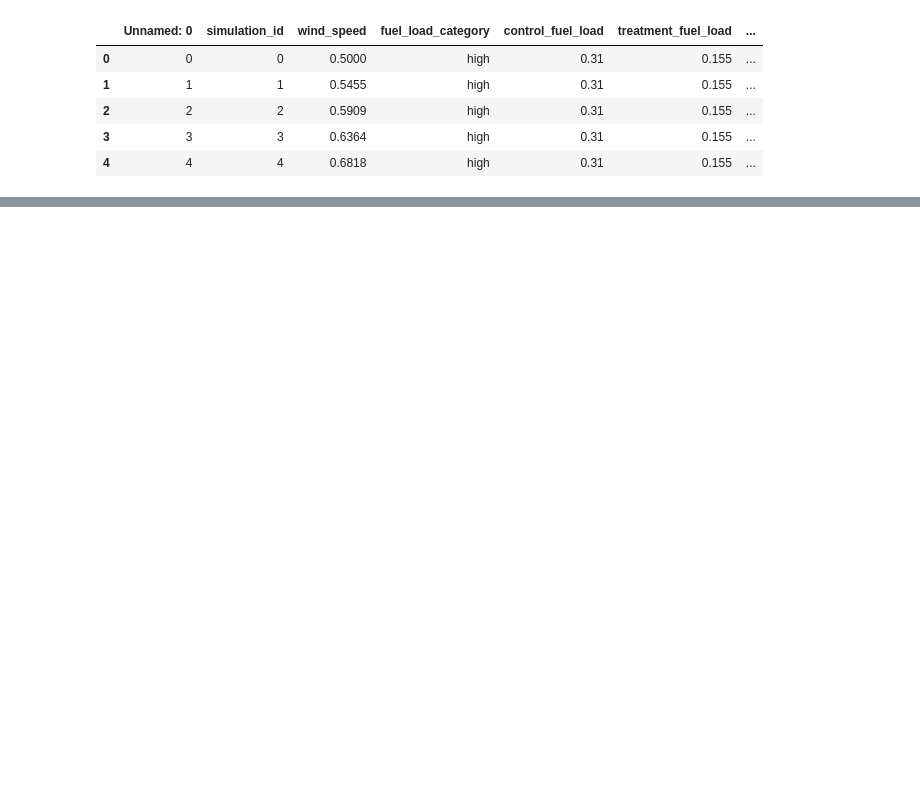
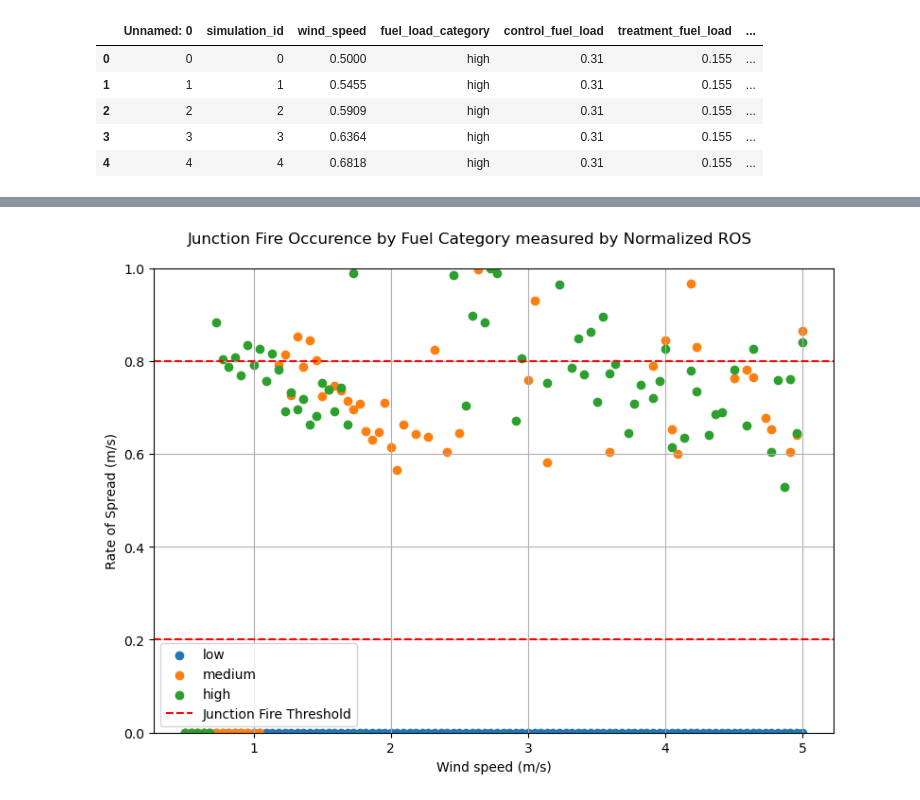
Before and after one commit to amarcozzi/bandy-circles, a Jupyter notebook: experiments/1D-grid-search-coarse/analyze_data.ipynb, the cells around one changed output, grey strips where cells are left out. Cells and saved outputs as stored; diff of their text form; code cells hidden in the pictures; blank space fills up the shorter version.

```diff
--- a/experiments/1D-grid-search-coarse/analyze_data.ipynb
+++ b/experiments/1D-grid-search-coarse/analyze_data.ipynb
@@ -28,0 +36,21 @@ plt.show()
+# %%
+# Plot the normalized ros as a function of wind speed
+fig, ax = plt.subplots(figsize=(8, 6))
+for fuel_load_category in ["low", "medium", "high"]:
+    outputs_fuel_load_df = outputs_df[outputs_df["fuel_load_category"] == fuel_load_category]
+    ax.scatter(outputs_fuel_load_df["wind_speed"], outputs_fuel_load_df["NORMALIZED_ROS"], label=fuel_load_category)
+# ax.plot(outputs_df["wind_speed"], outputs_df["ros"])
+# Add a horizontal line at 0.8 labeled "Junction Fire Threshold"
+ax.axhline(0.8, color="red", linestyle="--", label="Junction Fire Threshold")
+ax.axhline(0.2, color="red", linestyle="--")
+ax.set_ylim(0, 1)
+ax.set_xlabel("Wind speed (m/s)")
+ax.set_ylabel("Rate of Spread (m/s)")
+ax.grid(True)
+ax.legend()
+fig.suptitle("Junction Fire Occurence by Fuel Category measured by Normalized ROS")
+plt.tight_layout()
+# plt.savefig(experiment_directory / "normalized_ros_by_fuel_load_category_100_threshold.png")
+plt.show()
+# %% [output]
+[figure, added]
```
Also changed, not shown: parts of 1 cell of this notebook.
